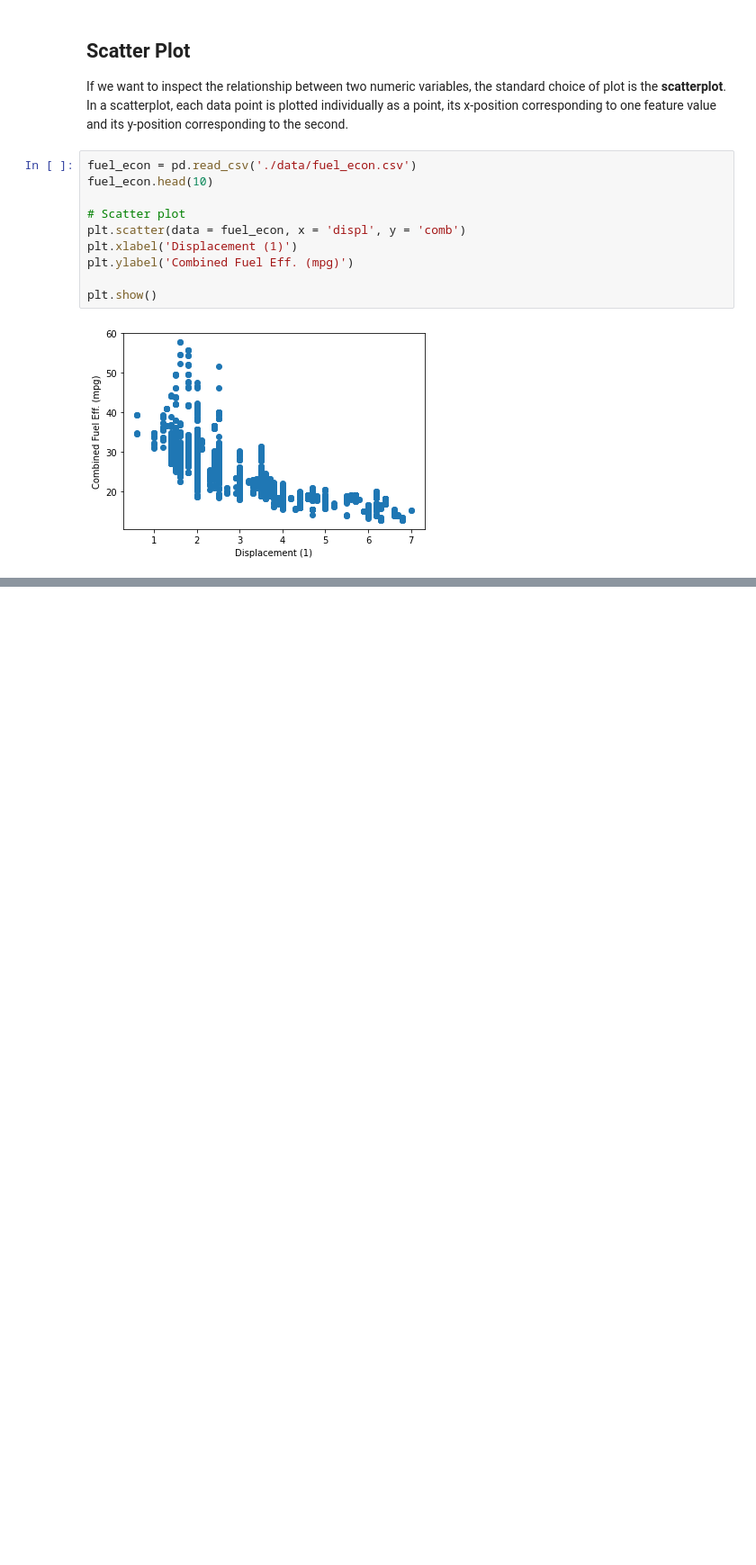
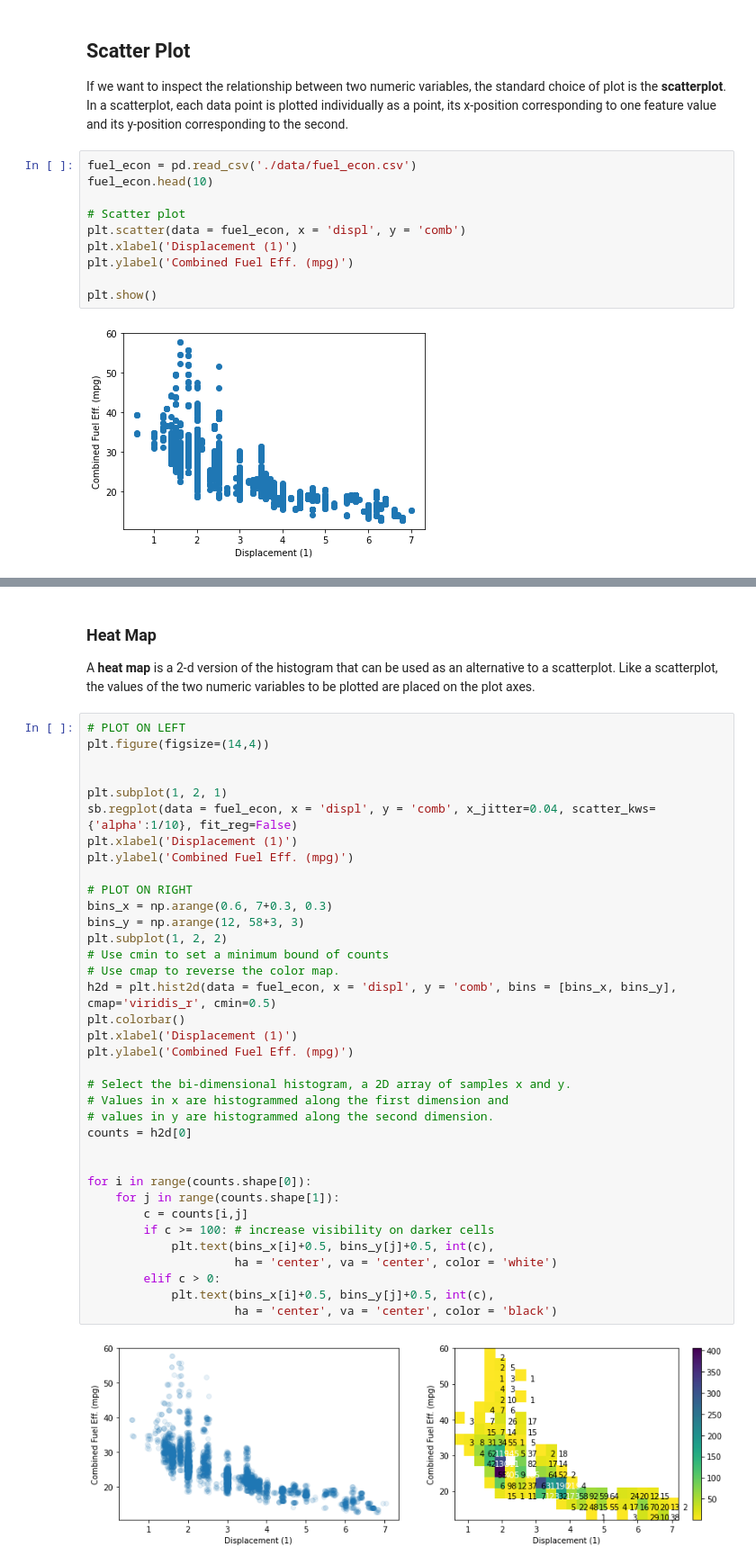
Before and after one commit to christiaan-lombard/udacity-ai-programming-python, a Jupyter notebook: m3-conda-jup-numpy-pandas-matplot/matplotlib_seaborn.ipynb, the cells around one changed output, grey strips where cells are left out. Shown at 90% size. Cells and saved outputs as stored; diff of their text form; blank space fills up the shorter version.

```diff
--- a/m3-conda-jup-numpy-pandas-matplot/matplotlib_seaborn.ipynb
+++ b/m3-conda-jup-numpy-pandas-matplot/matplotlib_seaborn.ipynb
@@ -251,0 +292,42 @@ plt.show()
+# %% [markdown]
+### Heat Map
+
+A **heat map** is a 2-d version of the histogram that can be used as an alternative to a scatterplot. Like a scatterplot, the values of the two numeric variables to be plotted are placed on the plot axes.
+# %%
+# PLOT ON LEFT
+plt.figure(figsize=(14,4))
+
+
+plt.subplot(1, 2, 1)
+sb.regplot(data = fuel_econ, x = 'displ', y = 'comb', x_jitter=0.04, scatter_kws={'alpha':1/10}, fit_reg=False)
+plt.xlabel('Displacement (1)')
+plt.ylabel('Combined Fuel Eff. (mpg)')
+
+# PLOT ON RIGHT
+bins_x = np.arange(0.6, 7+0.3, 0.3)
+bins_y = np.arange(12, 58+3, 3)
+plt.subplot(1, 2, 2)
+# Use cmin to set a minimum bound of counts
+# Use cmap to reverse the color map.
+h2d = plt.hist2d(data = fuel_econ, x = 'displ', y = 'comb', bins = [bins_x, bins_y], cmap='viridis_r', cmin=0.5)
+plt.colorbar()
+plt.xlabel('Displacement (1)')
+plt.ylabel('Combined Fuel Eff. (mpg)')
+
+# Select the bi-dimensional histogram, a 2D array of samples x and y.
+# Values in x are histogrammed along the first dimension and
+# values in y are histogrammed along the second dimension.
+counts = h2d[0]
+
+
+for i in range(counts.shape[0]):
+    for j in range(counts.shape[1]):
+        c = counts[i,j]
+        if c >= 100: # increase visibility on darker cells
+            plt.text(bins_x[i]+0.5, bins_y[j]+0.5, int(c),
+                     ha = 'center', va = 'center', color = 'white')
+        elif c > 0:
+            plt.text(bins_x[i]+0.5, bins_y[j]+0.5, int(c),
+                     ha = 'center', va = 'center', color = 'black')
+# %% [output]
+[figure, added]
```
Also changed, not shown: parts of 4 cells of this notebook, 1 other file.
